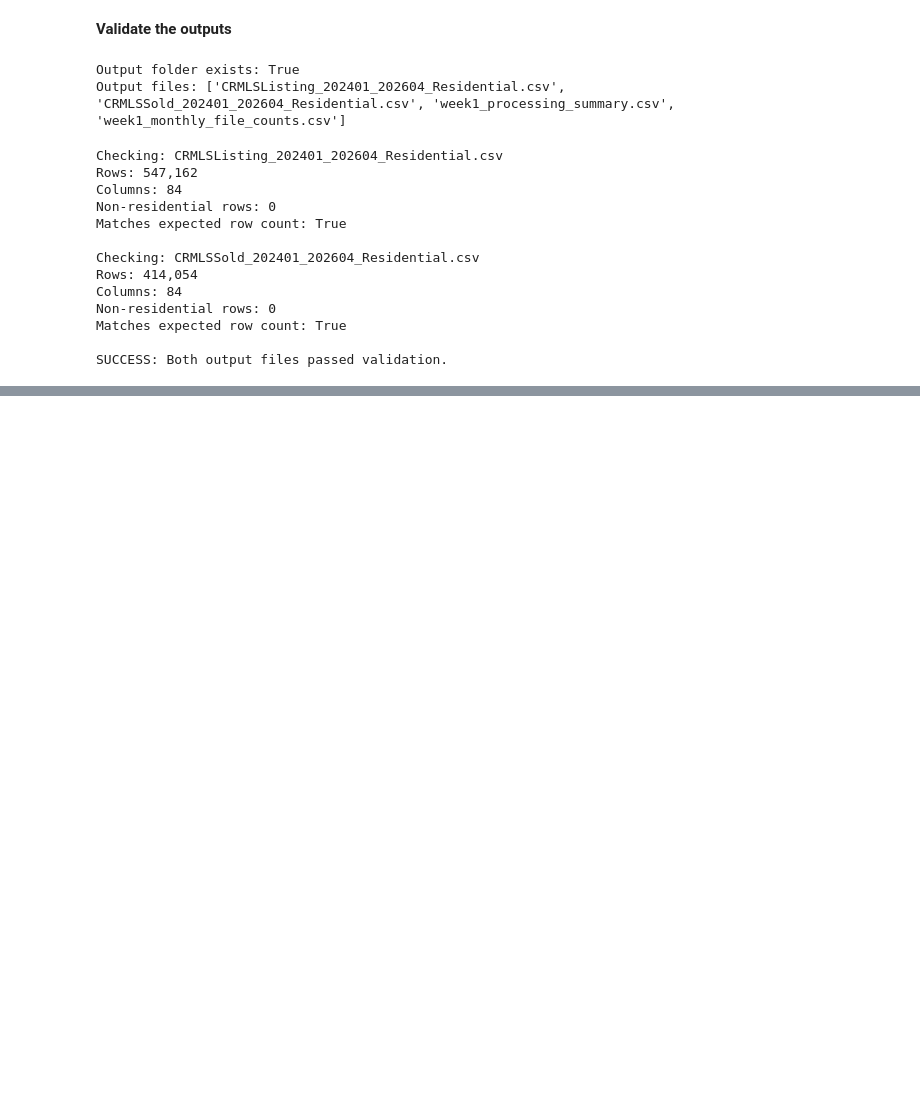
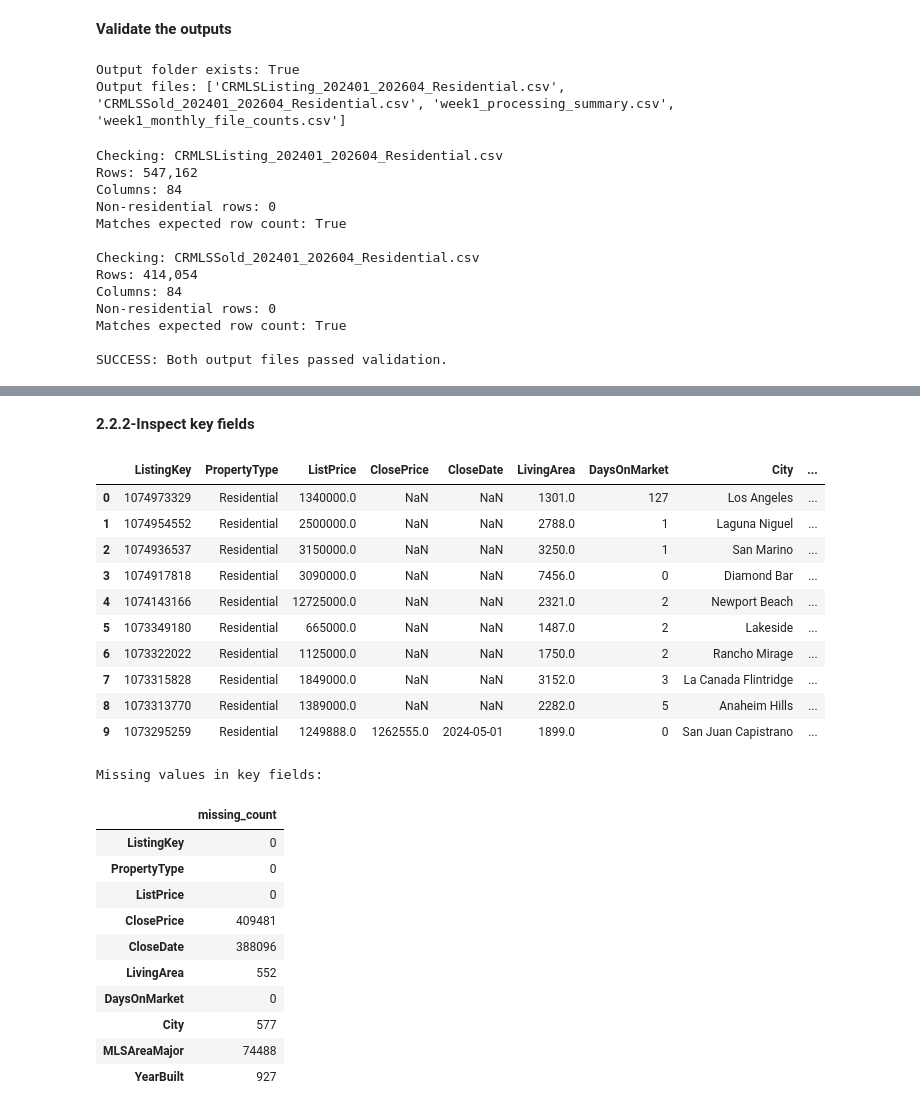
Before and after one commit to henryzhou24/IDX-Exchange-Data-Analyst, a Jupyter notebook: IDX_Exchange_DA.ipynb, the cells around one changed output, grey strips where cells are left out. Drawn from its saved outputs; the diff is of its cells as text; code cells hidden in the pictures; blank space fills up the shorter version.

```diff
--- a/IDX_Exchange_DA.ipynb
+++ b/IDX_Exchange_DA.ipynb
@@ -608,0 +715,52 @@ SUCCESS: Both output files passed validation.
+# %% [markdown]
+**2.2.2-Inspect key fields**
+# %%
+
+key_columns = [
+    "ListingKey",
+    "PropertyType",
+    "ListPrice",
+    "ClosePrice",
+    "CloseDate",
+    "LivingArea",
+    "DaysOnMarket",
+    "City",
+    "MLSAreaMajor",
+    "YearBuilt"
+]
+
+available_columns = [
+    col for col in key_columns
+    if col in listing_df.columns
+]
+
+display(listing_df[available_columns].head(10))
+
+print("\nMissing values in key fields:")
+display(listing_df[available_columns].isna().sum().to_frame(
+    "missing_count"
+))
+# %% [output]
+|  | ListingKey | PropertyType | ListPrice | ClosePrice | CloseDate | LivingArea | DaysOnMarket | City | ... |
+| 0 | 1074973329 | Residential | 1340000.0 | NaN | NaN | 1301.0 | 127 | Los Angeles | ... |
+| 1 | 1074954552 | Residential | 2500000.0 | NaN | NaN | 2788.0 | 1 | Laguna Niguel | ... |
+| 2 | 1074936537 | Residential | 3150000.0 | NaN | NaN | 3250.0 | 1 | San Marino | ... |
+| 3 | 1074917818 | Residential | 3090000.0 | NaN | NaN | 7456.0 | 0 | Diamond Bar | ... |
+| 4 | 1074143166 | Residential | 12725000.0 | NaN | NaN | 2321.0 | 2 | Newport Beach | ... |
+| 5 | 1073349180 | Residential | 665000.0 | NaN | NaN | 1487.0 | 2 | Lakeside | ... |
+| 6 | 1073322022 | Residential | 1125000.0 | NaN | NaN | 1750.0 | 2 | Rancho Mirage | ... |
+| 7 | 1073315828 | Residential | 1849000.0 | NaN | NaN | 3152.0 | 3 | La Canada Flintridge | ... |
+| 8 | 1073313770 | Residential | 1389000.0 | NaN | NaN | 2282.0 | 5 | Anaheim Hills | ... |
+| 9 | 1073295259 | Residential | 1249888.0 | 1262555.0 | 2024-05-01 | 1899.0 | 0 | San Juan Capistrano | ... |
+Missing values in key fields:
+|  | missing_count |
+| ListingKey | 0 |
+| PropertyType | 0 |
+| ListPrice | 0 |
+| ClosePrice | 409481 |
+| CloseDate | 388096 |
+| LivingArea | 552 |
+| DaysOnMarket | 0 |
+| City | 577 |
+| MLSAreaMajor | 74488 |
+| YearBuilt | 927 |
```
Also changed, not shown: parts of 25 cells of this notebook.
